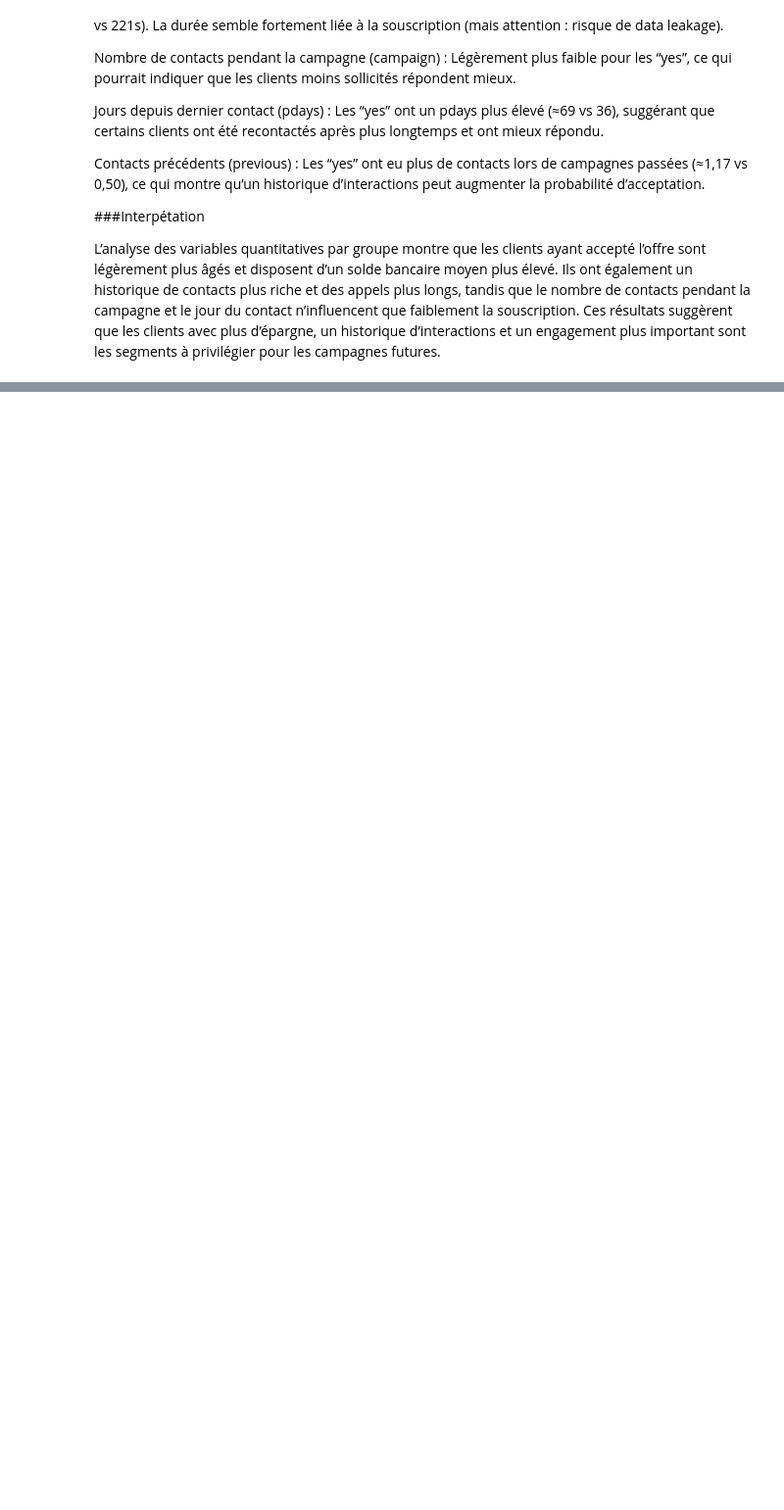
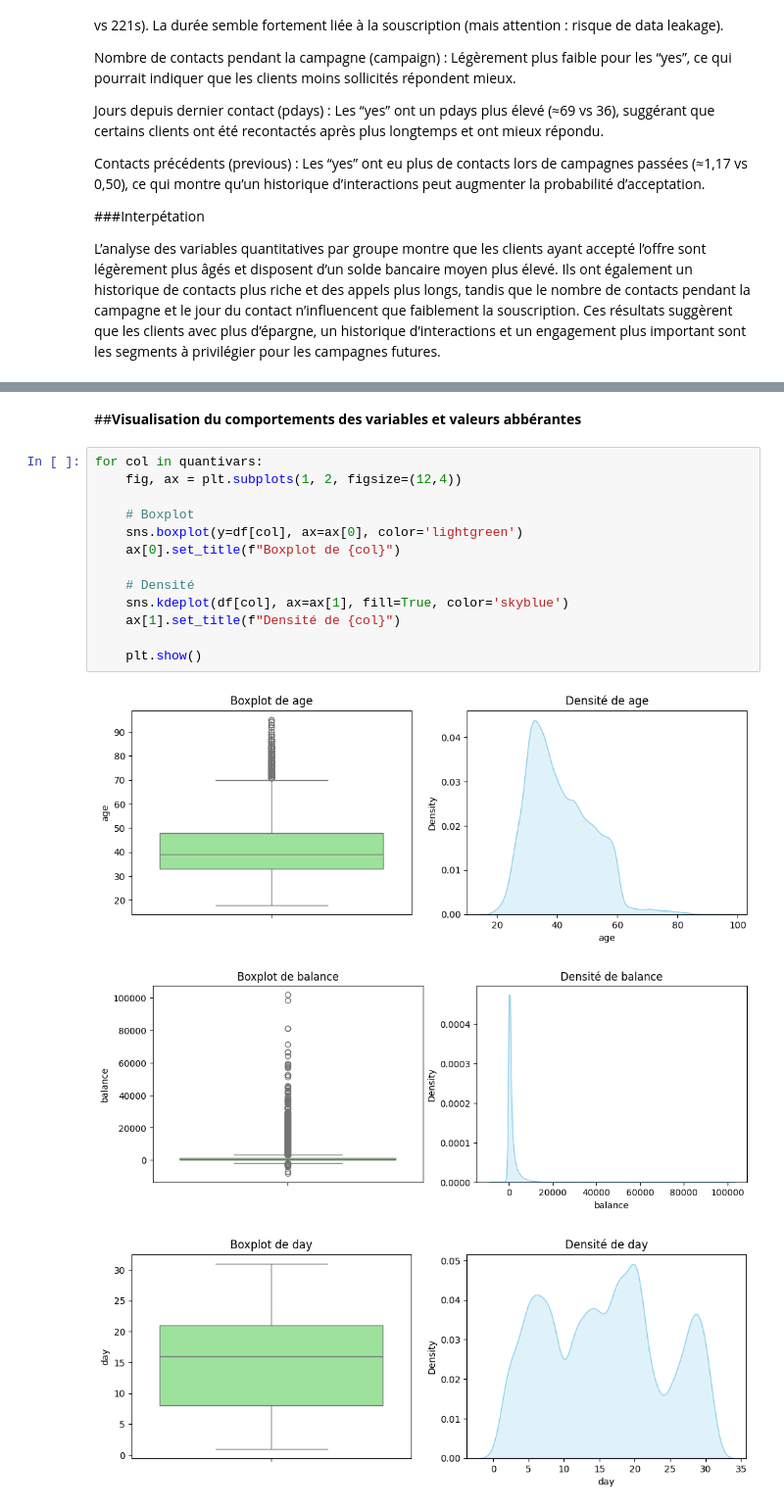
Before and after one commit to Priscillebk/Apprendre-SQL-pour-debutant-Tutoriel-SQL-complet, a Jupyter notebook: BANK_MARKETING.ipynb, the cells around one changed output, grey strips where cells are left out. Shown at 98% size. Drawn from its saved outputs; the diff is of its cells as text; blank space fills up the shorter version.

```diff
--- a/BANK_MARKETING.ipynb
+++ b/BANK_MARKETING.ipynb
@@ -234,0 +267,19 @@ L’analyse des variables quantitatives par groupe montre que les clients ayant
+# %% [markdown]
+##**Visualisation du comportements des variables et valeurs abbérantes**
+# %%
+for col in quantivars:
+    fig, ax = plt.subplots(1, 2, figsize=(12,4))
+
+    # Boxplot
+    sns.boxplot(y=df[col], ax=ax[0], color='lightgreen')
+    ax[0].set_title(f"Boxplot de {col}")
+
+    # Densité
+    sns.kdeplot(df[col], ax=ax[1], fill=True, color='skyblue')
+    ax[1].set_title(f"Densité de {col}")
+
+    plt.show()
+# %% [output]
+[figure, added]
+[figure, added]
+[figure, added]
```
Also changed, not shown: parts of 38 cells of this notebook.
